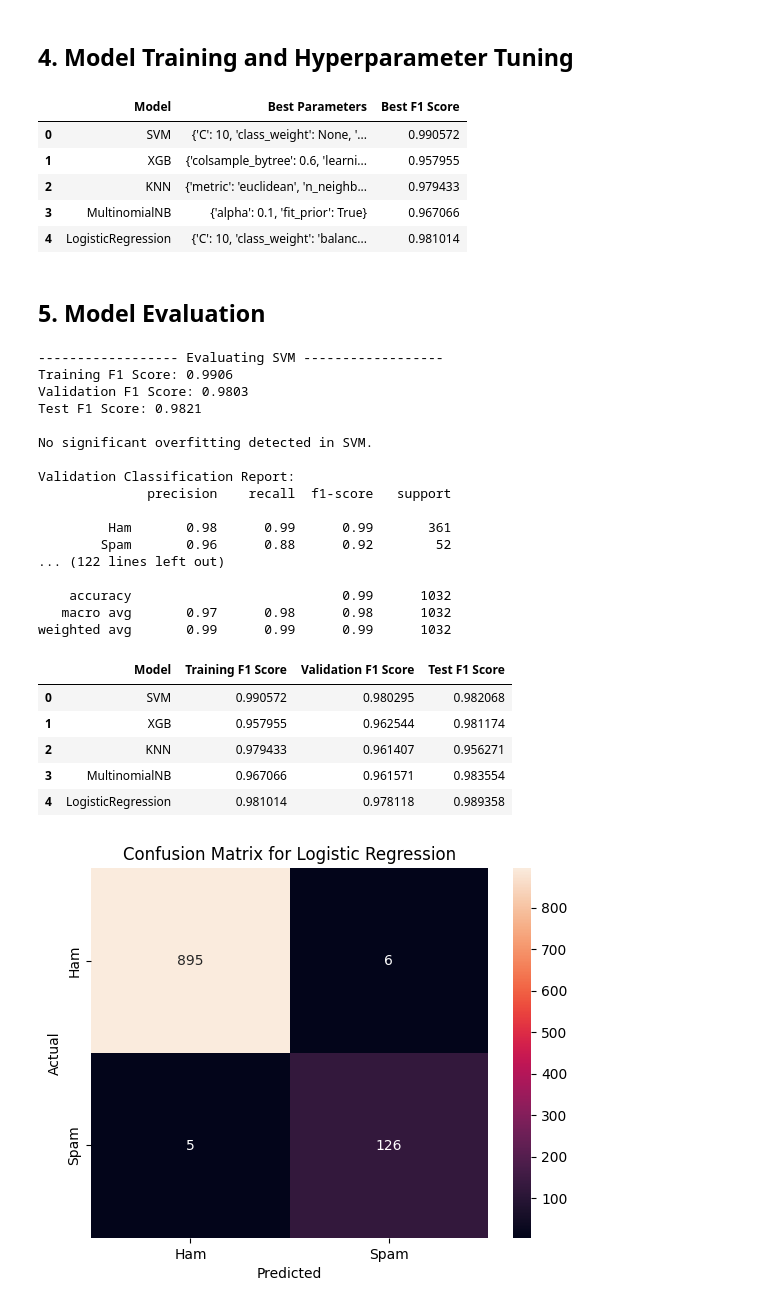
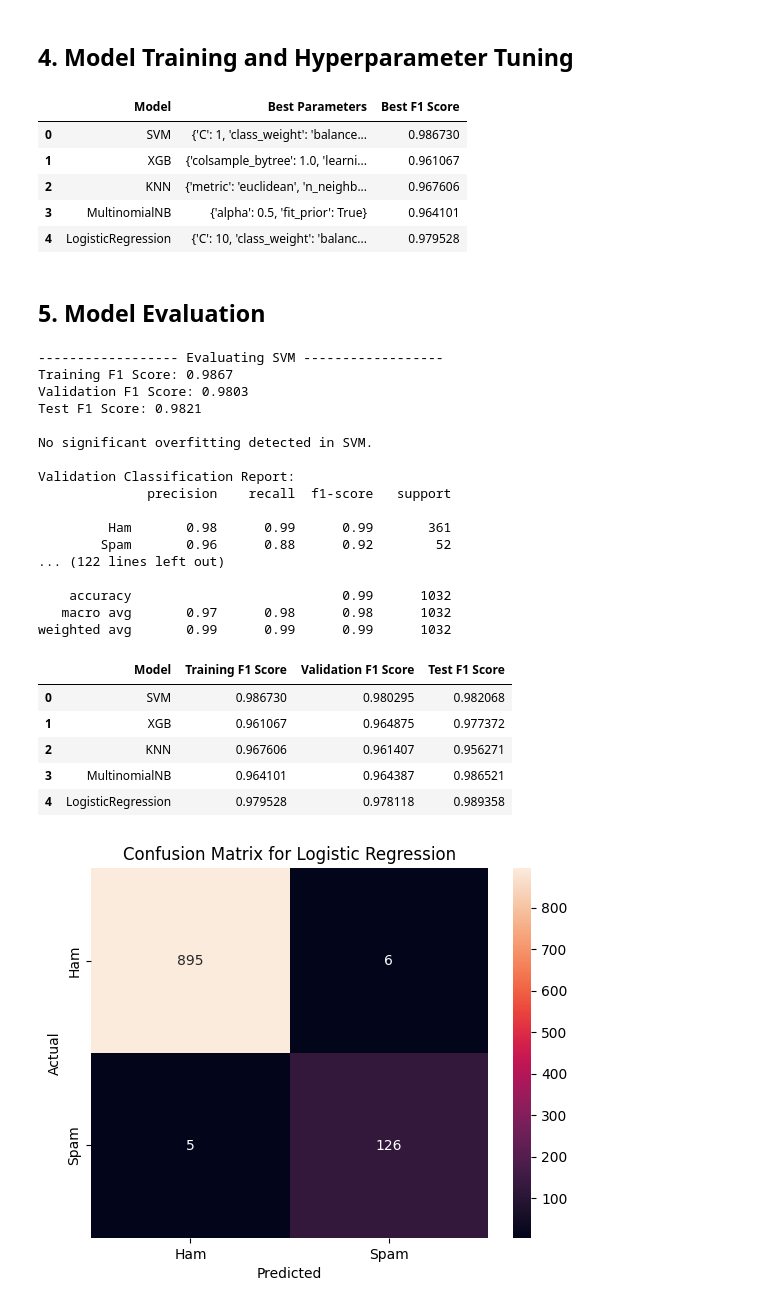
Before and after one commit to its-tayo/spam-classification, a Jupyter notebook: ml/spam_classification.ipynb, the cells around one changed output. Saved outputs shown, nothing was run; the diff lists cells and outputs as text; code cells hidden in the pictures.

```diff
--- a/ml/spam_classification.ipynb
+++ b/ml/spam_classification.ipynb
@@ -270,6 +272,7 @@ scale_pos_weight = counter[0] / counter[1]
 param_grids = {
     "SVM": {
         "degree": [3, 4, 5], # degree of polynomial kernel
+        "probability": [True],
         "C": [0.1, 1, 10, 100], # regularization
         "gamma": ["scale", "auto"], # kernel coefficient
         "kernel": ["linear", "rbf", "poly"], # kernel types
@@ -293,39 +296,39 @@ param_grids = {
         "alpha": [0.1, 0.5, 1.0, 2.0] # smoothing parameter
     },
     "LogisticRegression": {
         "penalty": ["l2"], #regularization
         "solver": ["lbfgs"], # inverse regularization srength
         "C": [0.01, 0.1, 1, 10], # solvers supporting l1/l2 penalties
         "class_weight": [None, "balanced"]  # class weight adjustment
     }
 }
 
 best_estimators = {}
 grid_search_results = []
-cv = StratifiedKFold(n_splits=5)
+cv = StratifiedKFold(n_splits=5, shuffle=True, random_state=seed)
 
 # train and tune models using GridSearchCV
 for name, classifier in tqdm(classifiers.items(), desc="Tuning Models"):
     grid = GridSearchCV(classifier, param_grids[name], cv=cv, scoring="f1")
     grid.fit(X_train_resampled, y_train_resampled)
 
     best_estimators[name] = grid.best_estimator_
 
     grid_search_results.append({
         "Model": name,
         "Best Parameters": grid.best_params_,
         "Best F1 Score": grid.best_score_
     })
 
 grid_search_results_df = pd.DataFrame(grid_search_results)
 grid_search_results_df
 # %% [output]
 |  | Model | Best Parameters | Best F1 Score |
-| 0 | SVM | {'C': 10, 'class_weight': None, '... | 0.990572 |
-| 1 | XGB | {'colsample_bytree': 0.6, 'learni... | 0.957955 |
-| 2 | KNN | {'metric': 'euclidean', 'n_neighb... | 0.979433 |
-| 3 | MultinomialNB | {'alpha': 0.1, 'fit_prior': True} | 0.967066 |
-| 4 | LogisticRegression | {'C': 10, 'class_weight': 'balanc... | 0.981014 |
+| 0 | SVM | {'C': 1, 'class_weight': 'balance... | 0.986730 |
+| 1 | XGB | {'colsample_bytree': 1.0, 'learni... | 0.961067 |
+| 2 | KNN | {'metric': 'euclidean', 'n_neighb... | 0.967606 |
+| 3 | MultinomialNB | {'alpha': 0.5, 'fit_prior': True} | 0.964101 |
+| 4 | LogisticRegression | {'C': 10, 'class_weight': 'balanc... | 0.979528 |
 # %% [markdown]
 ## 5. Model Evaluation
 # %%
@@ -367,7 +370,7 @@ for name, best_estimator in best_estimators.items():
     print(classification_report(y_test, y_test_pred, target_names=["Ham", "Spam"]))
 # %% [output]
 ------------------ Evaluating SVM ------------------
-Training F1 Score: 0.9906
+Training F1 Score: 0.9867
 Validation F1 Score: 0.9803
 Test F1 Score: 0.9821
 
@@ -388,11 +391,11 @@ validation_results_df = pd.DataFrame(validation_results)
 validation_results_df
 # %% [output]
 |  | Model | Training F1 Score | Validation F1 Score | Test F1 Score |
-| 0 | SVM | 0.990572 | 0.980295 | 0.982068 |
-| 1 | XGB | 0.957955 | 0.962544 | 0.981174 |
-| 2 | KNN | 0.979433 | 0.961407 | 0.956271 |
-| 3 | MultinomialNB | 0.967066 | 0.961571 | 0.983554 |
-| 4 | LogisticRegression | 0.981014 | 0.978118 | 0.989358 |
+| 0 | SVM | 0.986730 | 0.980295 | 0.982068 |
+| 1 | XGB | 0.961067 | 0.964875 | 0.977372 |
+| 2 | KNN | 0.967606 | 0.961407 | 0.956271 |
+| 3 | MultinomialNB | 0.964101 | 0.964387 | 0.986521 |
+| 4 | LogisticRegression | 0.979528 | 0.978118 | 0.989358 |
 # %%
 # generate confusion matrix for the best model
 best_model = best_estimators["LogisticRegression"]
```
Also changed, not shown: parts of 3 cells of this notebook, 3 other files.
